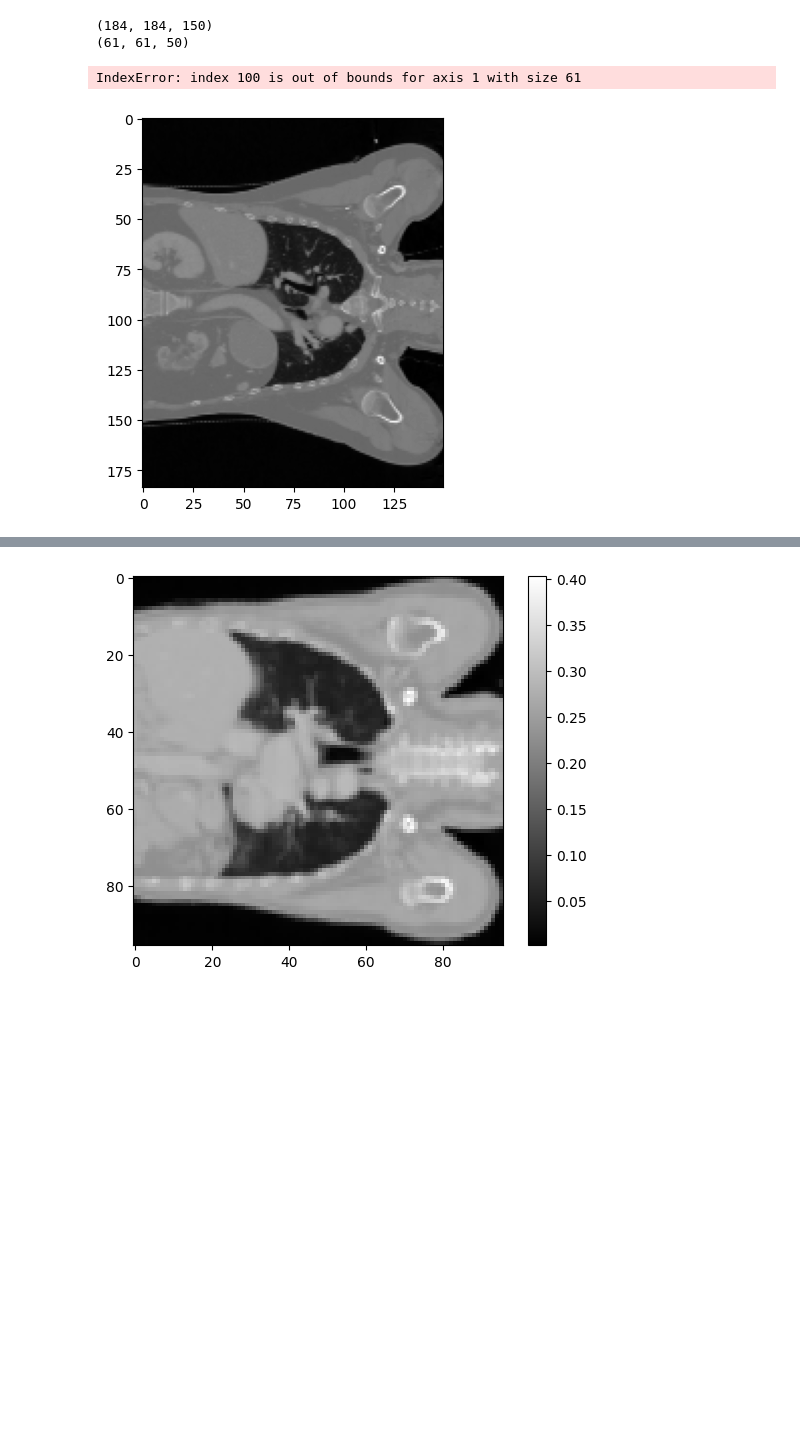
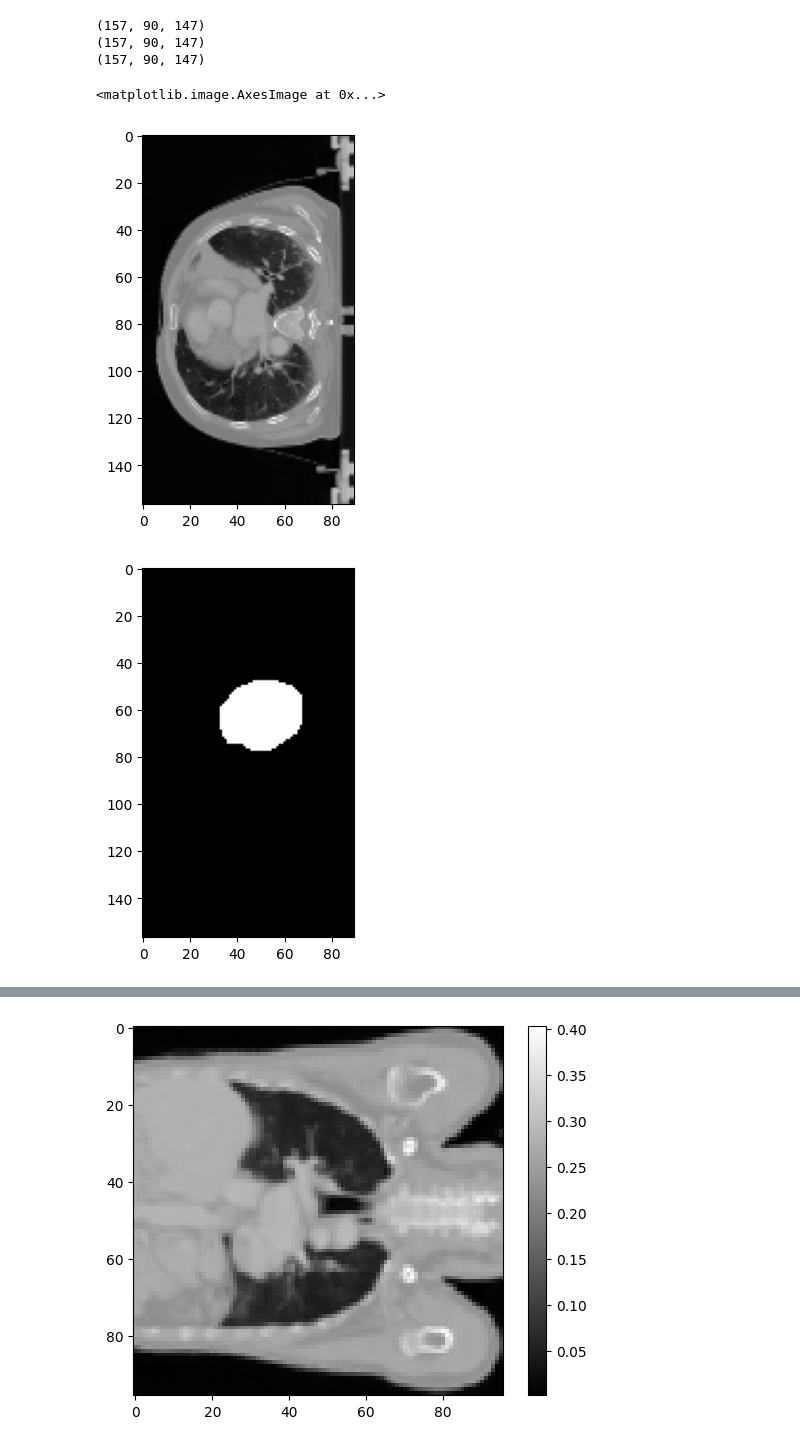
Before and after one commit to nuaazs/ScanNetAI, a Jupyter notebook: egs/ct2dose/check.ipynb, the cells around one changed output, grey strips where cells are left out. Saved outputs shown, nothing was run; the diff lists cells and outputs as text; code cells hidden in the pictures; blank space fills up the shorter version.

Commit message:
update ct2dose datasets

```diff
--- a/egs/ct2dose/check.ipynb
+++ b/egs/ct2dose/check.ipynb
@@ -2,37 +2,39 @@
 import numpy as np
 import matplotlib.pyplot as plt
 # %%
-root = "/home/zhaosheng/Documents/ScanNetAI/egs/ct2dose/common/niis_output/RT221226"
+root = "/home/zhaosheng/Documents/ScanNetAI/egs/ct2dose/common/niis_output/RT220870"
 img = root + "/ct.nii.gz"
 label = root + "/dose.nii.gz"
 pred = root + "/struct.nii.gz"
 
 def load_nii_to_array(filename):
     import nibabel as nib
     img = nib.load(filename)
     data = img.get_fdata()
     print(data.shape)
     return data
 
 # plot image
 img = load_nii_to_array(img)
 # print(img.shape)
-img = img[:, 50, :]
+img = img[:, :, 90]
 plt.figure()
 plt.imshow(img, cmap='gray')
 
 pred = load_nii_to_array(pred)
 # print(pred.shape)
-pred = pred[:, 50, :]
+pred = pred[:, :, 90]
 plt.figure()
 plt.imshow(pred, cmap='gray')
 
 label = load_nii_to_array(label)
-label = label[:, 50, :]
+label = label[:, :, 90]
 plt.figure()
 plt.imshow(label, cmap='gray')
 # %% [output]
-(184, 184, 150)
-(61, 61, 50)
+(157, 90, 147)
+(157, 90, 147)
+(157, 90, 147)
-IndexError: index 100 is out of bounds for axis 1 with size 61
+<matplotlib.image.AxesImage at 0x...>
-[figure, old version]
+[figure, new version]
+[figure, added]
```
Also changed, not shown: parts of 1 cell of this notebook, 2 other files.
